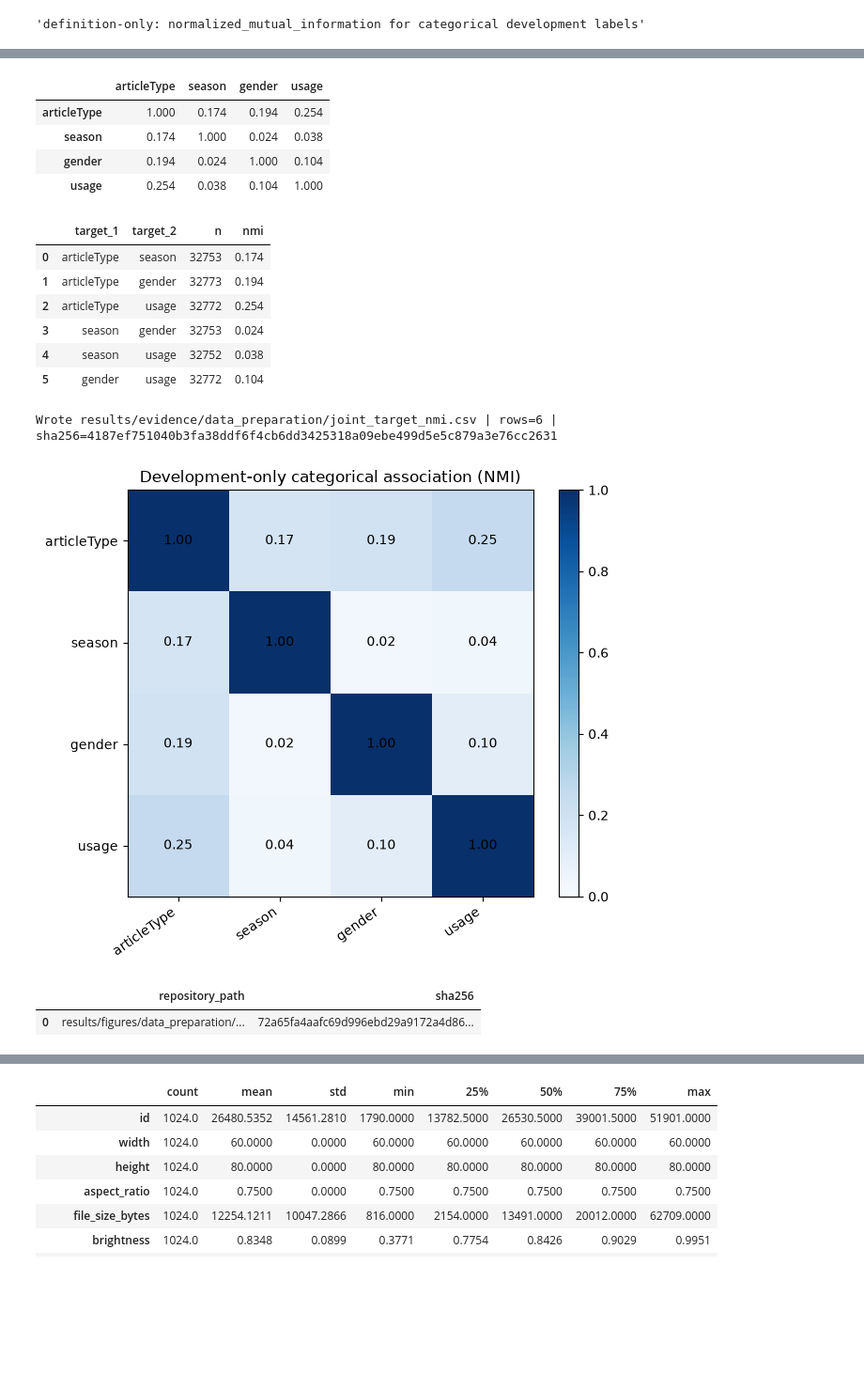
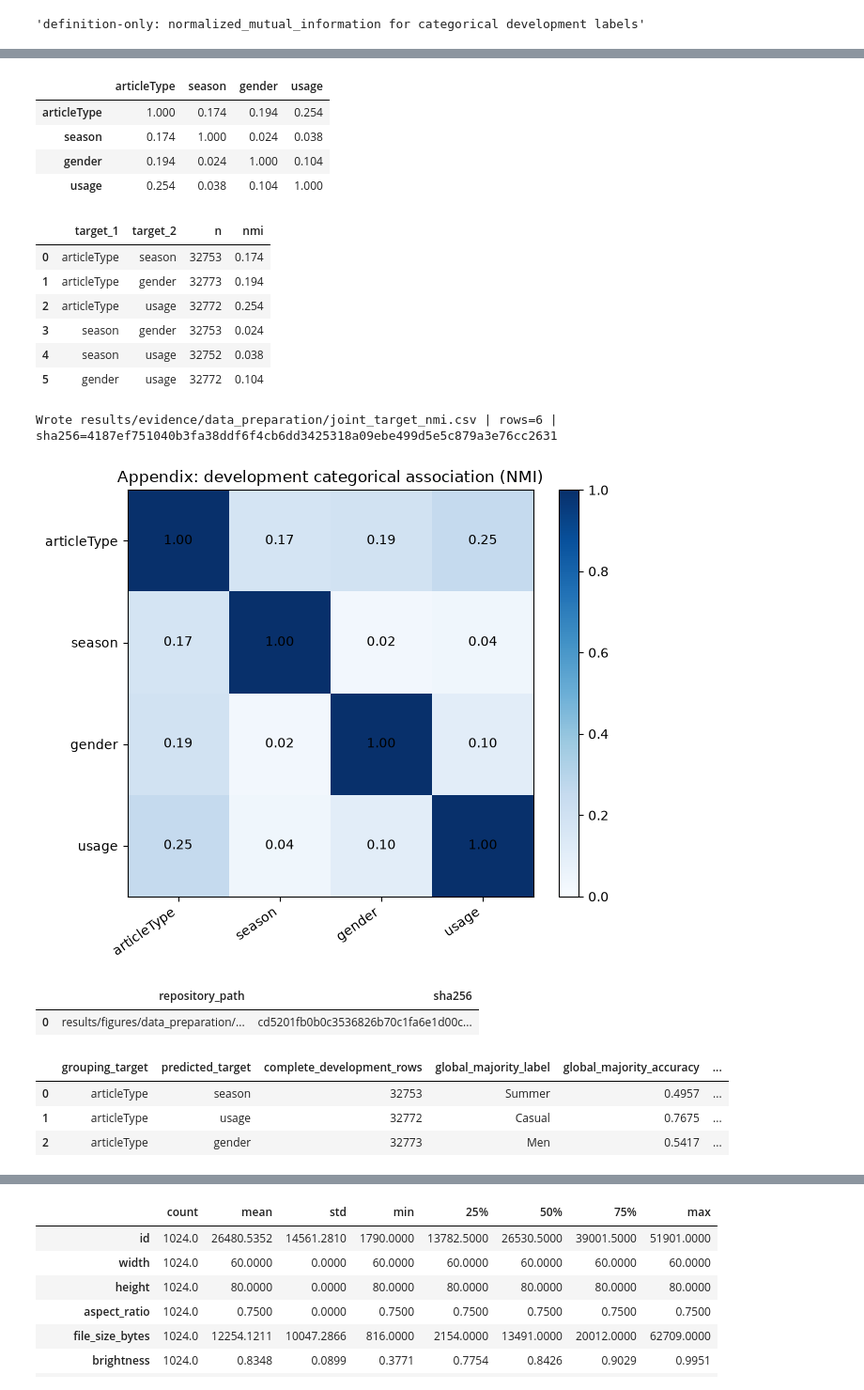
Before and after one commit to TrnLin/MLA2, a Jupyter notebook: notebooks/01_data_preparation.ipynb, the cells around one changed output, grey strips where cells are left out. Shown at 94% size. Cells and saved outputs as stored; diff of their text form; code cells hidden in the pictures; blank space fills up the shorter version.

```diff
--- a/notebooks/01_data_preparation.ipynb
+++ b/notebooks/01_data_preparation.ipynb
@@ -900,34 +1291,82 @@ nmi_long = pd.DataFrame(nmi_sample_sizes)
 display(nmi.round(3))
 display(nmi_long.round(3))
 write_table(nmi_long, "joint_target_nmi.csv")
 
 figure, axis = plt.subplots(figsize=(6.5, 5.5))
 image = axis.imshow(nmi.to_numpy(), vmin=0, vmax=1, cmap="Blues")
 axis.set_xticks(range(len(TARGETS)), TARGETS, rotation=35, ha="right")
 axis.set_yticks(range(len(TARGETS)), TARGETS)
 for row in range(len(TARGETS)):
     for column in range(len(TARGETS)):
         axis.text(column, row, f"{nmi.iloc[row, column]:.2f}", ha="center", va="center")
-axis.set_title("Development-only categorical association (NMI)")
+axis.set_title("Appendix: development categorical association (NMI)")
 figure.colorbar(image, ax=axis, fraction=0.046)
 figure.tight_layout()
 figure_record = save_figure(figure, "joint_target_nmi.png")
 plt.show()
 display(pd.DataFrame([figure_record]))
+
+shortcut_summary = shortcut_benchmarks(development)
+display(shortcut_summary.round(4))
+shortcut_tables = {
+    target: article_target_heatmap(development, target, top_article_types=30)
+    for target in ("season", "usage", "gender")
+}
+
+figure, axes = plt.subplots(2, 2, figsize=(20, 18))
+benchmark_lookup = shortcut_summary.set_index("predicted_target")
+for axis, target in zip(axes.ravel()[:3], ("season", "usage", "gender")):
+    table = shortcut_tables[target]
+    image = axis.imshow(table.to_numpy(), vmin=0, vmax=1, aspect="auto", cmap="Blues")
+    axis.set_xticks(range(table.shape[1]), table.columns, rotation=45, ha="right")
+    axis.set_yticks(range(table.shape[0]), table.index, fontsize=7)
+    row = benchmark_lookup.loc[target]
+    axis.set_title(
+        f"articleType x {target} row shares\n"
+        f"articleType-majority={row['group_majority_accuracy']:.1%}; "
+        f"global={row['global_majority_accuracy']:.1%}"
+    )
+    figure.colorbar(image, ax=axis, fraction=0.03, label="share within articleType")
+
+bar_axis = axes.ravel()[3]
+positions = np.arange(len(shortcut_summary))
+width = 0.36
+global_values = shortcut_summary["global_majority_accuracy"].to_numpy() * 100
+group_values = shortcut_summary["group_majority_accuracy"].to_numpy() * 100
+bar_axis.bar(positions - width / 2, global_values, width, label="global majority")
+bar_axis.bar(positions + width / 2, group_values, width, label="articleType majority")
+bar_axis.set_xticks(positions, shortcut_summary["predicted_target"])
+bar_axis.set_ylabel("descriptive agreement (%)")
+bar_axis.set_ylim(0, 100)
+bar_axis.set_title("Association benchmark (not model accuracy)")
+bar_axis.legend()
+for index, value in enumerate(global_values):
+    bar_axis.text(index - width / 2, value + 1, f"{value:.1f}", ha="center")
+for index, value in enumerate(group_values):
+    bar_axis.text(index + width / 2, value + 1, f"{value:.1f}", ha="center")
+figure.suptitle("Development articleType shortcut risk", fontsize=16)
+figure.tight_layout()
+figure_record = save_figure(figure, "shortcut_risk_heatmaps.png")
+plt.show()
+display(pd.DataFrame([figure_record]))
 # %% [output]
 |  | articleType | season | gender | usage |
 | articleType | 1.000 | 0.174 | 0.194 | 0.254 |
 | season | 0.174 | 1.000 | 0.024 | 0.038 |
 | gender | 0.194 | 0.024 | 1.000 | 0.104 |
 | usage | 0.254 | 0.038 | 0.104 | 1.000 |
 |  | target_1 | target_2 | n | nmi |
 | 0 | articleType | season | 32753 | 0.174 |
 | 1 | articleType | gender | 32773 | 0.194 |
 | 2 | articleType | usage | 32772 | 0.254 |
 | 3 | season | gender | 32753 | 0.024 |
 | 4 | season | usage | 32752 | 0.038 |
 | 5 | gender | usage | 32772 | 0.104 |
 Wrote results/evidence/data_preparation/joint_target_nmi.csv | rows=6 | sha256=4187ef751040b3fa38ddf6f4cb6dd3425318a09ebe499d5e5c879a3e76cc2631
-[figure, old version]
+[figure, new version]
 |  | repository_path | sha256 |
-| 0 | results/figures/data_preparation/... | 72a65fa4aafc69d996ebd29a9172a4d86... |
+| 0 | results/figures/data_preparation/... | cd5201fb0b0c3536826b70c1fa6e1d00c... |
+|  | grouping_target | predicted_target | complete_development_rows | global_majority_label | global_majority_accuracy | ... |
+| 0 | articleType | season | 32753 | Summer | 0.4957 | ... |
+| 1 | articleType | usage | 32772 | Casual | 0.7675 | ... |
+| 2 | articleType | gender | 32773 | Men | 0.5417 | ... |
```
Also changed, not shown: parts of 43 cells of this notebook, 39 other files.
